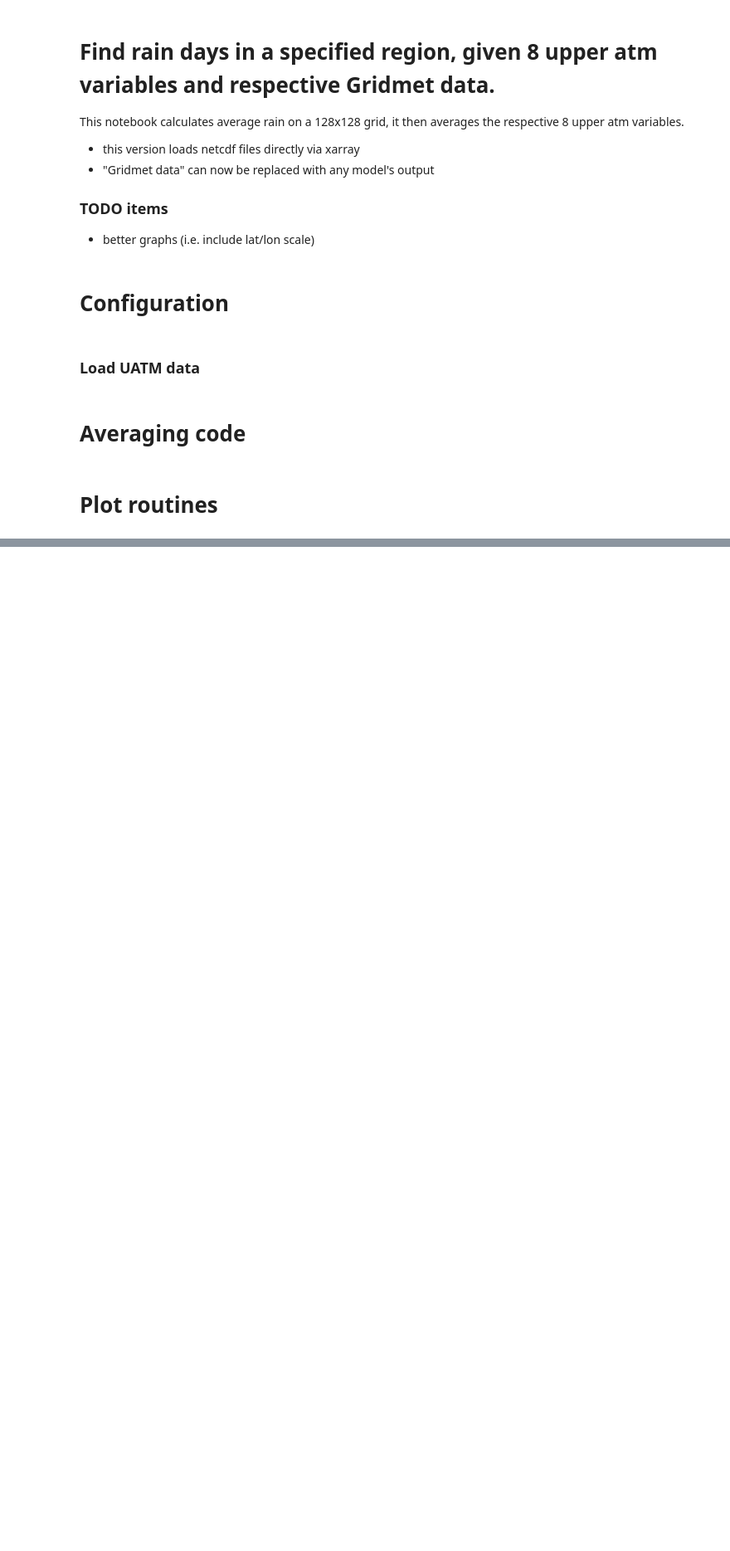
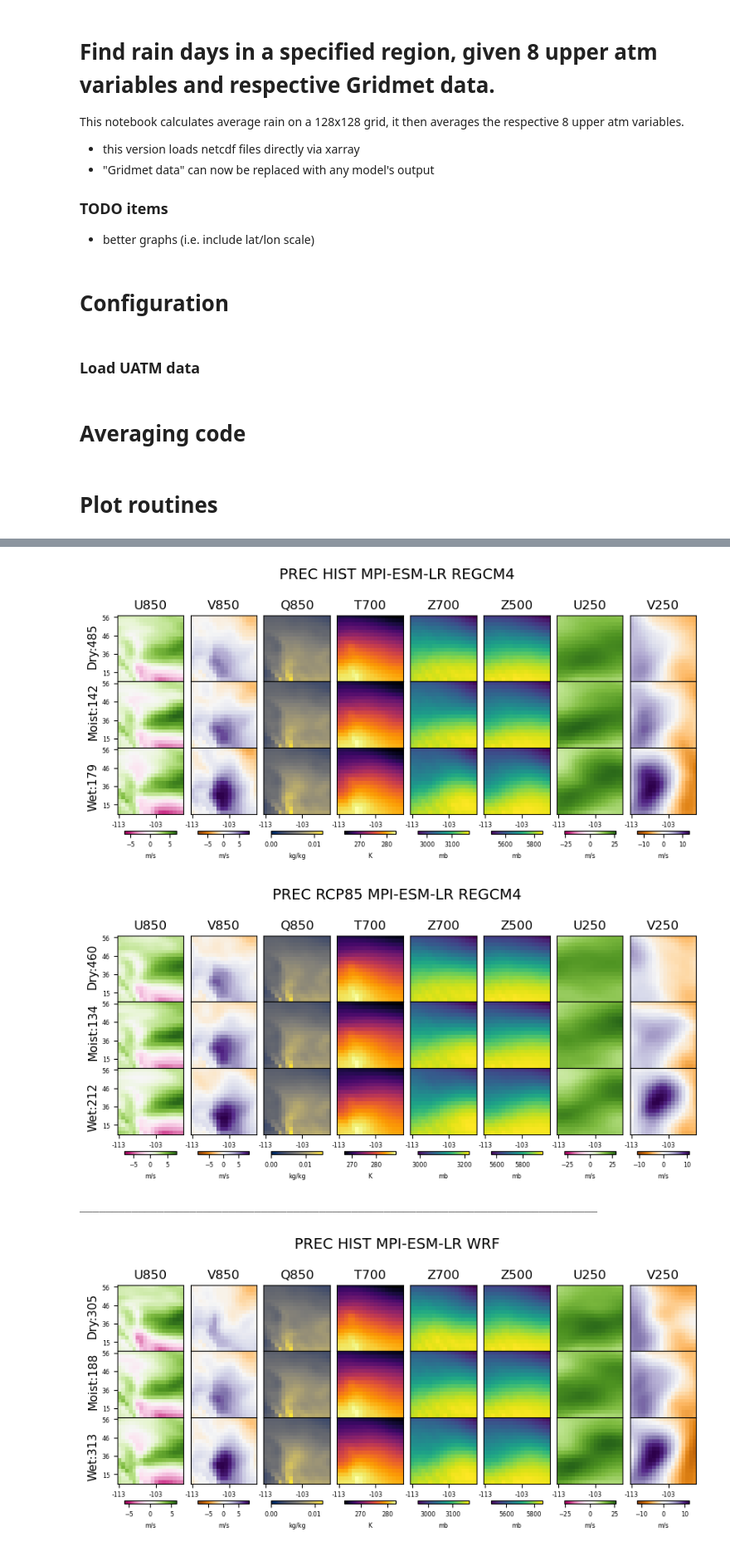
Before and after one commit to NCAR/ml-sm-dk-hf, a Jupyter notebook: notebooks/rain-days-dmw-grouping.ipynb, the cells around one changed output, grey strips where cells are left out. Shown at 83% size. Cells and saved outputs as stored; diff of their text form; code cells hidden in the pictures; blank space fills up the shorter version.

```diff
--- a/notebooks/rain-days-dmw-grouping.ipynb
+++ b/notebooks/rain-days-dmw-grouping.ipynb
@@ -256,13 +362,0 @@ plot_models_group_drymoistwet(sigfiles_hist)
-# %%
-# Do all
-for sii in range(len(sigfiles)):
-#for sii in range(1):
-    # mpi {dry,moist,wet}: hist
-    sigfiles_hist = list(filter(lambda line:'hist' in line, sigfiles[sii:sii+1]))
-    plot_models_group_drymoistwet(sigfiles_hist)
-
-#     # mpi {dry,moist,wet}: rcp85
-#     sigfiles_rcp85 = list(filter(lambda line:'rcp85' in line, sigfiles[sii:sii+1]))
-#     plot_models_group_drymoistwet(sigfiles_rcp85)
-
-    print('_'*80)
@@ -284,0 +375,21 @@ ________________________________________________________________________________
+# %%
+import warnings
+warnings.filterwarnings("ignore")
+
+# Do all
+for sii in range(0, len(sigfiles)-1, 2):    # assuming rcp85 always follows hist
+#for sii in range(1):
+    # mpi {dry,moist,wet}: hist
+    sigfiles_hist = list(filter(lambda line:'hist' in line, sigfiles[sii:sii+1]))
+    plot_models_group_drymoistwet(sigfiles_hist)
+
+    # mpi {dry,moist,wet}: rcp85
+    sigfiles_rcp85 = list(filter(lambda line:'rcp85' in line, sigfiles[sii+1:sii+2]))
+    plot_models_group_drymoistwet(sigfiles_rcp85)
+
+    print('_'*80)
+# %% [output]
+[figure, added]
+[figure, added]
+________________________________________________________________________________
+[figure, added]
```
Also changed, not shown: parts of 7 cells of this notebook.
